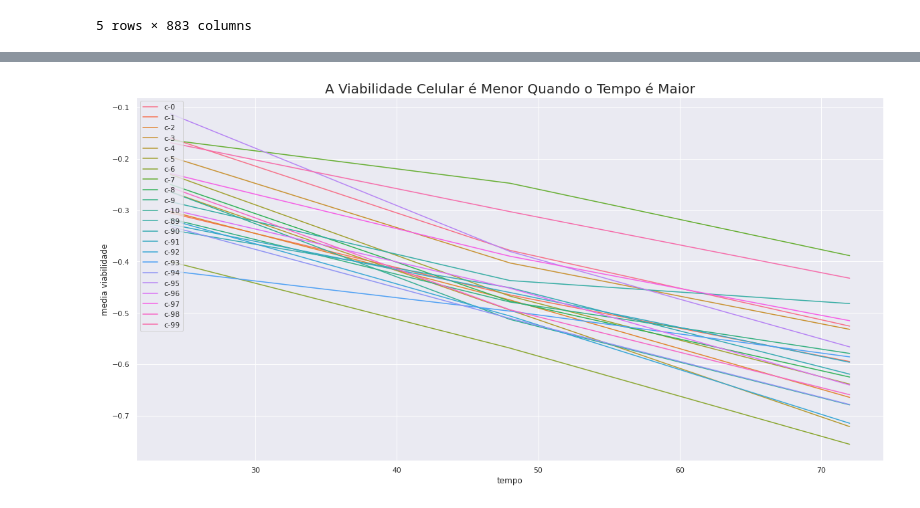
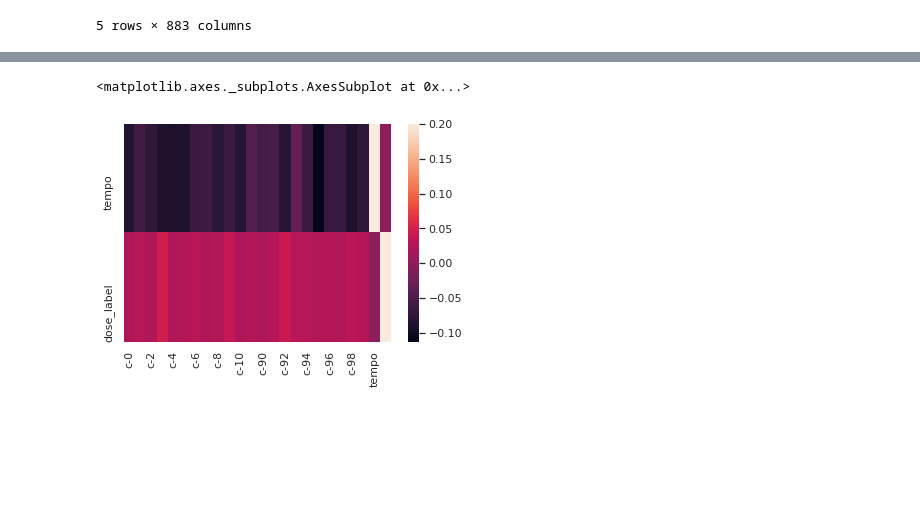
Before and after one commit to Gabrielvinicius27/imersao-dados-desafio-final, a Jupyter notebook: DesafioFinal_ImersaoDadosAlura.ipynb, the cells around one changed output, grey strips where cells are left out. Cells and saved outputs as stored; diff of their text form; code cells hidden in the pictures; blank space fills up the shorter version.

```diff
--- a/DesafioFinal_ImersaoDadosAlura.ipynb
+++ b/DesafioFinal_ImersaoDadosAlura.ipynb
@@ -371,4 +397,28 @@ plt.show()
+# %%
+columns = [column for column in dados_combinados.loc[:, 'c-0':'c-10'].columns]
+columns = columns + [column for column in dados_combinados.loc[:, 'c-89':'c-99'].columns]
+columns.append('tempo')
+dados_combinados['dose_label'] = dados_combinados['dose'].astype('category').cat.codes
+columns.append('dose_label')
+corr = dados_combinados[columns].corr()
+sns.heatmap(corr.iloc[-2:,:], vmax = 0.2)
+# %% [output]
+<matplotlib.axes._subplots.AxesSubplot at 0x...>
+[figure, added]
 # %%
+# Calcular a média das primeiras e últimas viabilidades celulares por tempo e dose
+columns = [column for column in dados_combinados.loc[:, 'c-0':'c-10'].columns]
+columns = columns + [column for column in dados_combinados.loc[:, 'c-89':'c-99'].columns]
+columns.append('dose')
+
+viabilidade_celular_medias_por_dose = dados_combinados.loc[:,columns].groupby('dose').mean()
+viabilidade_celular_medias_por_dose['dose'] = viabilidade_celular_medias_por_dose.index
+
+viabilidade_celular_medias_por_dose =pd.melt(viabilidade_celular_medias_por_dose,
+                                              id_vars = 'dose',
+                                              var_name='viabilidade celular',
+                                              value_name='media viabilidade')
+
 columns = [column for column in dados_combinados.loc[:, 'c-0':'c-10'].columns]
 columns = columns + [column for column in dados_combinados.loc[:, 'c-89':'c-99'].columns]
 columns.append('tempo')
@@ -380,17 +430,3 @@ viabilidade_celular_medias_por_tempo =pd.melt(viabilidade_celular_medias_por_tem
                                               id_vars = 'tempo',
                                               var_name='viabilidade celular',
                                               value_name='media viabilidade')
-
-plt.figure(figsize = (20,10))
-g = sns.lineplot(
-    data = viabilidade_celular_medias_por_tempo,
-    x='tempo',
-    y='media viabilidade',
-    hue='viabilidade celular',
-)
-plt.legend(loc='upper left')
-g.set_title('A Viabilidade Celular é Menor Quando o Tempo é Maior',
-            fontdict={'fontsize':20})
-plt.show()
-# %% [output]
-[figure, removed]
```
Also changed, not shown: parts of 27 cells of this notebook.
